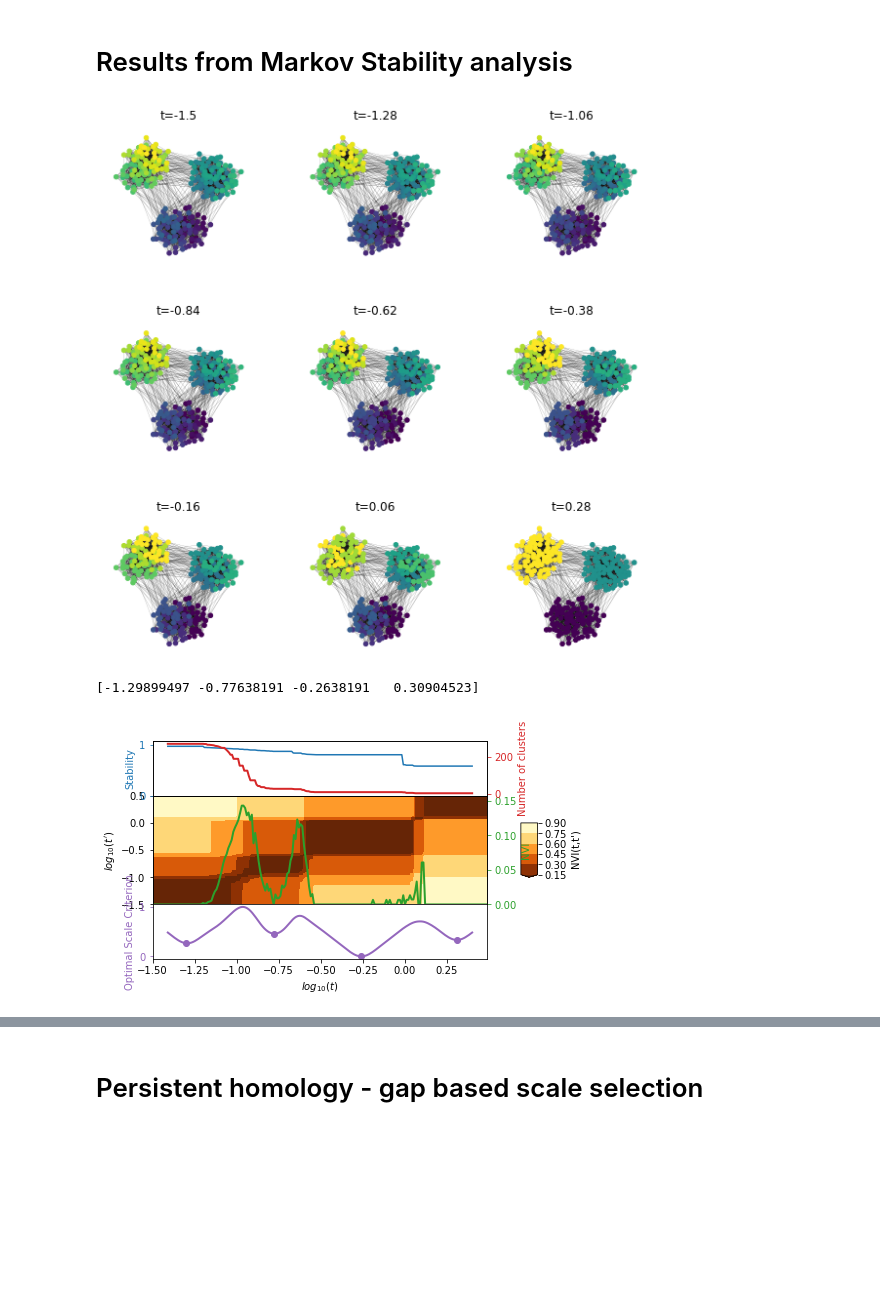
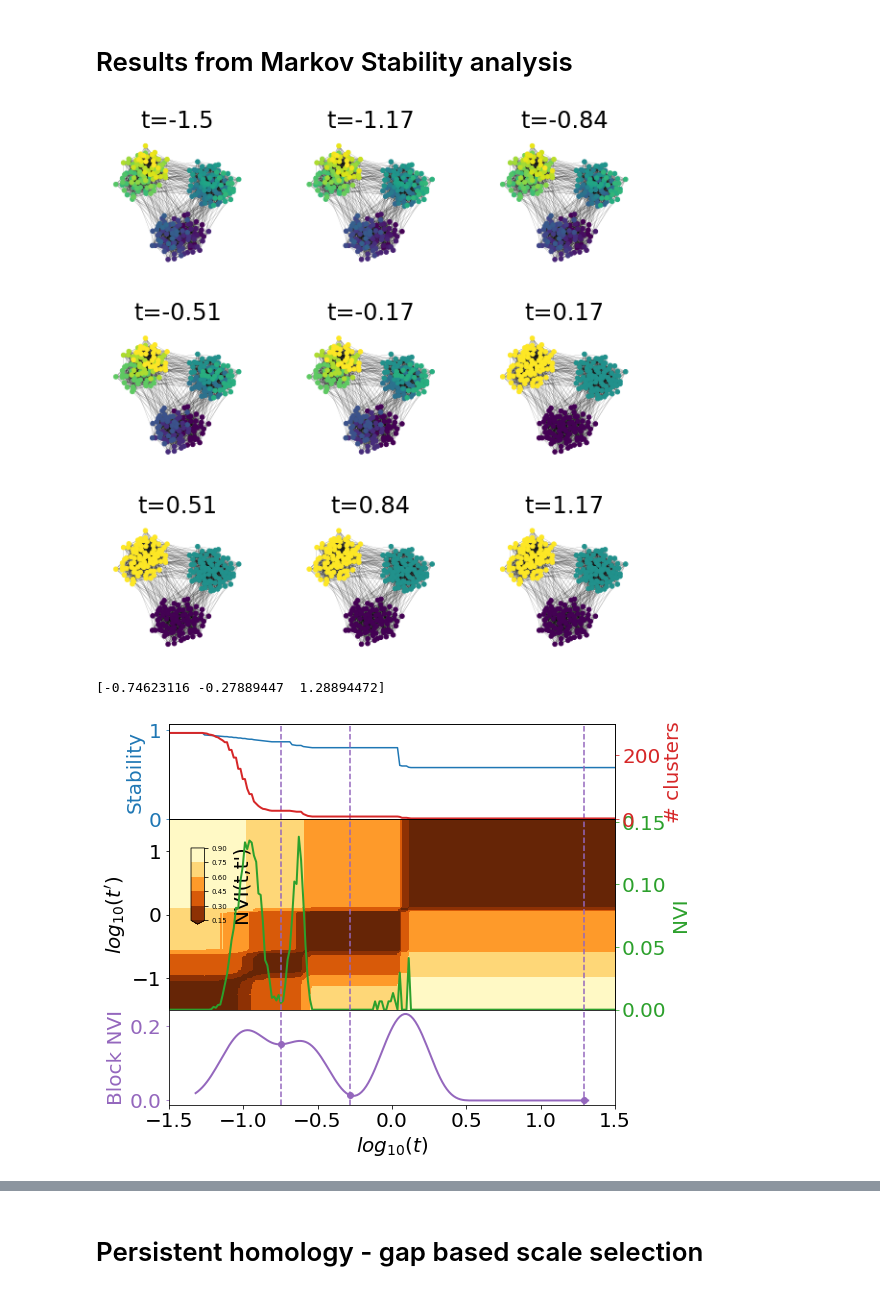
Before and after one commit to barahona-research-group/MCF, a Jupyter notebook: notebooks/220426_SBM.ipynb, the cells around one changed output, grey strips where cells are left out. Drawn from its saved outputs; the diff is of its cells as text; code cells hidden in the pictures; blank space fills up the shorter version.

```diff
--- a/notebooks/220426_SBM.ipynb
+++ b/notebooks/220426_SBM.ipynb
@@ -21,7 +22,7 @@ from msfiltration import MSF
 # %%
 root_fig = '/home/tc/OneDrive/Software/MSFiltration/figures/'
 # %%
-#plt.rcParams.update({'font.size': 20})
+plt.rcParams.update({'font.size': 20})
 # %% [markdown]
 # Generate multiscale SBM
 # %%
@@ -142,7 +143,7 @@ Graph with 270 nodes and 3473 edges
 # Set MS parameters
 n_scale = 200
 min_scale = -1.5
-max_scale = 0.5
+max_scale = 1.5
 # %%
 # initialise MSF object
 msf = MSF()
@@ -181,15 +182,17 @@ for i, ax in enumerate(axes.flat):
     ax.set(title=r't={}'.format(np.around(log_scales[scale],2)))
 plt.show()
 # %% [output]
-[figure, old version]
+[figure, new version]
 # %%
 # select optimal scales
-identify_optimal_scales(all_results,window_size=20)
+identify_optimal_scales(all_results,kernel_size=30,window_size=25)
 selected_scales = log_scales[all_results['selected_partitions']]
 print(selected_scales)
+
+figure(figsize=(8, 7))
 plotting.plot_scan(all_results)
 plt.savefig(root_fig +'SBM_MS_Scan.pdf',bbox_inches='tight')
 # %% [output]
-[-1.29899497 -0.77638191 -0.2638191   0.30904523]
+[-0.74623116 -0.27889447  1.28894472]
-[figure, old version]
+[figure, new version]
 # %%
```
Also changed, not shown: parts of 15 cells of this notebook, 5 other files.
